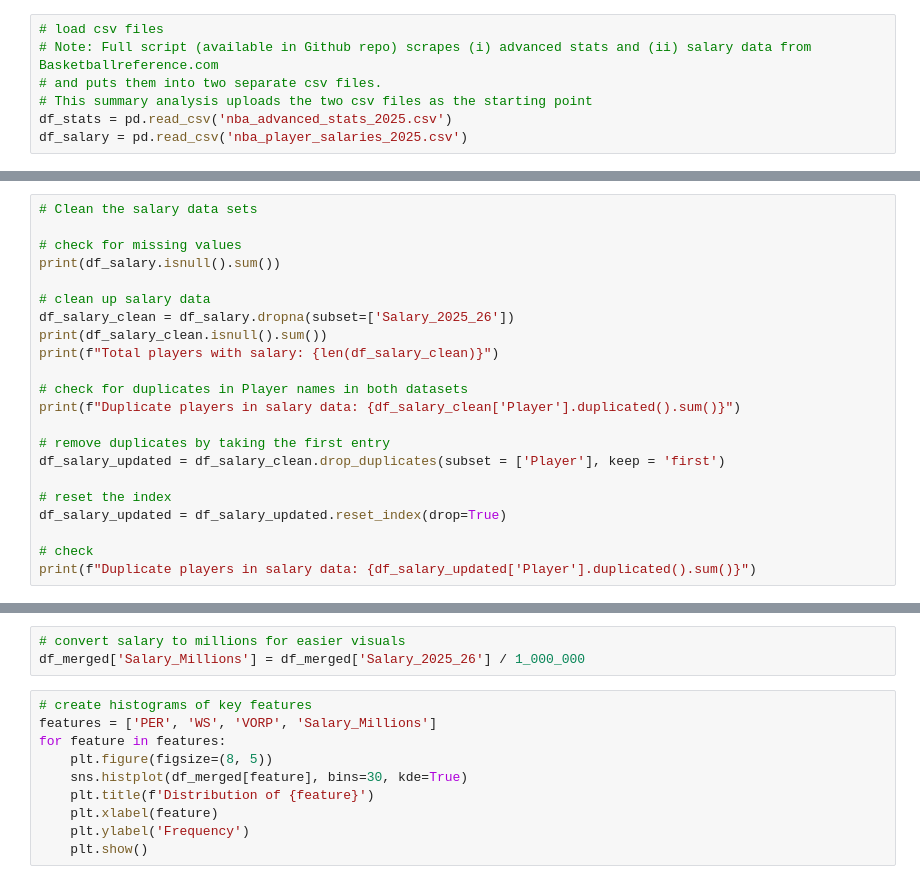
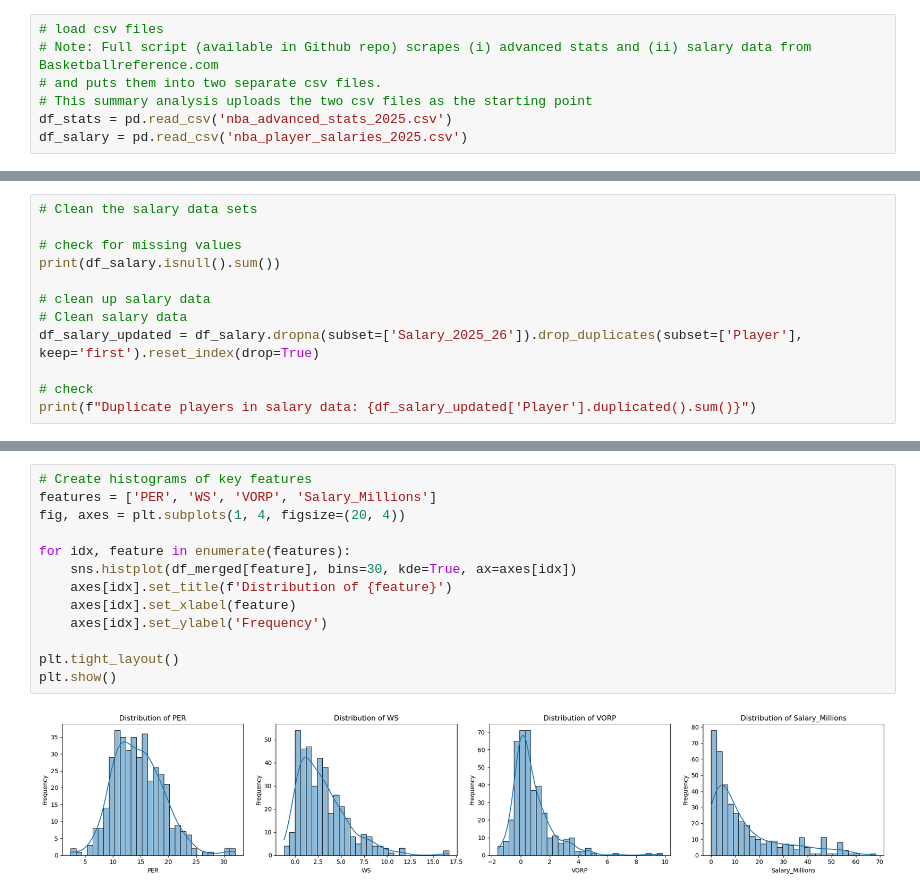
Before and after one commit to elderj24/nba_stats, a Jupyter notebook: nba_stats_sum.ipynb, the cells around one changed output, grey strips where cells are left out. Cells and saved outputs as stored; diff of their text form.

```diff
--- a/nba_stats_sum.ipynb
+++ b/nba_stats_sum.ipynb
@@ -32,18 +26,8 @@ print(df_salary.sample(1))
 print(df_salary.isnull().sum())
 
 # clean up salary data
-df_salary_clean = df_salary.dropna(subset=['Salary_2025_26'])
-print(df_salary_clean.isnull().sum())
-print(f"Total players with salary: {len(df_salary_clean)}")
-
-# check for duplicates in Player names in both datasets
-print(f"Duplicate players in salary data: {df_salary_clean['Player'].duplicated().sum()}")
-
-# remove duplicates by taking the first entry
-df_salary_updated = df_salary_clean.drop_duplicates(subset = ['Player'], keep = 'first')
-
-# reset the index
-df_salary_updated = df_salary_updated.reset_index(drop=True)
+# Clean salary data
+df_salary_updated = df_salary.dropna(subset=['Salary_2025_26']).drop_duplicates(subset=['Player'], keep='first').reset_index(drop=True)
 
 # check
 print(f"Duplicate players in salary data: {df_salary_updated['Player'].duplicated().sum()}")
@@ -86,16 +104,18 @@ print(df_merged.columns)
-# %%
-# convert salary to millions for easier visuals
-df_merged['Salary_Millions'] = df_merged['Salary_2025_26'] / 1_000_000
 # %%
-# create histograms of key features
+# Create histograms of key features
 features = ['PER', 'WS', 'VORP', 'Salary_Millions']
-for feature in features:
-    plt.figure(figsize=(8, 5))
-    sns.histplot(df_merged[feature], bins=30, kde=True)
-    plt.title(f'Distribution of {feature}')
-    plt.xlabel(feature)
-    plt.ylabel('Frequency')
-    plt.show()
+fig, axes = plt.subplots(1, 4, figsize=(20, 4))
+
+for idx, feature in enumerate(features):
+    sns.histplot(df_merged[feature], bins=30, kde=True, ax=axes[idx])
+    axes[idx].set_title(f'Distribution of {feature}')
+    axes[idx].set_xlabel(feature)
+    axes[idx].set_ylabel('Frequency')
+
+plt.tight_layout()
+plt.show()
+# %% [output]
+[figure, added]
 # %%
 # scatter plot of PER, WS and VORP vs. Salary with best fit lines
 
```
Also changed, not shown: parts of 10 cells of this notebook.
